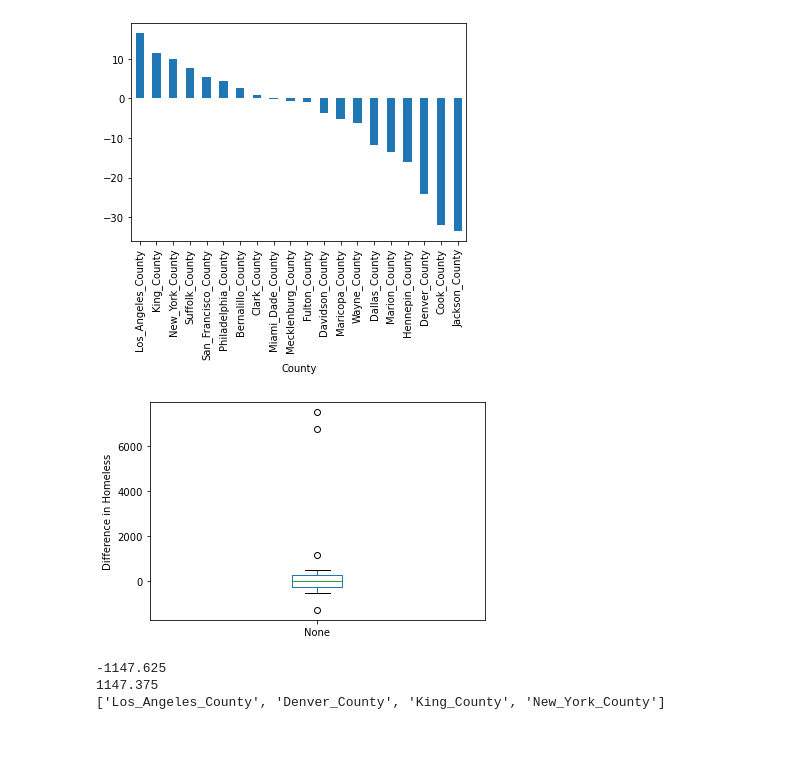
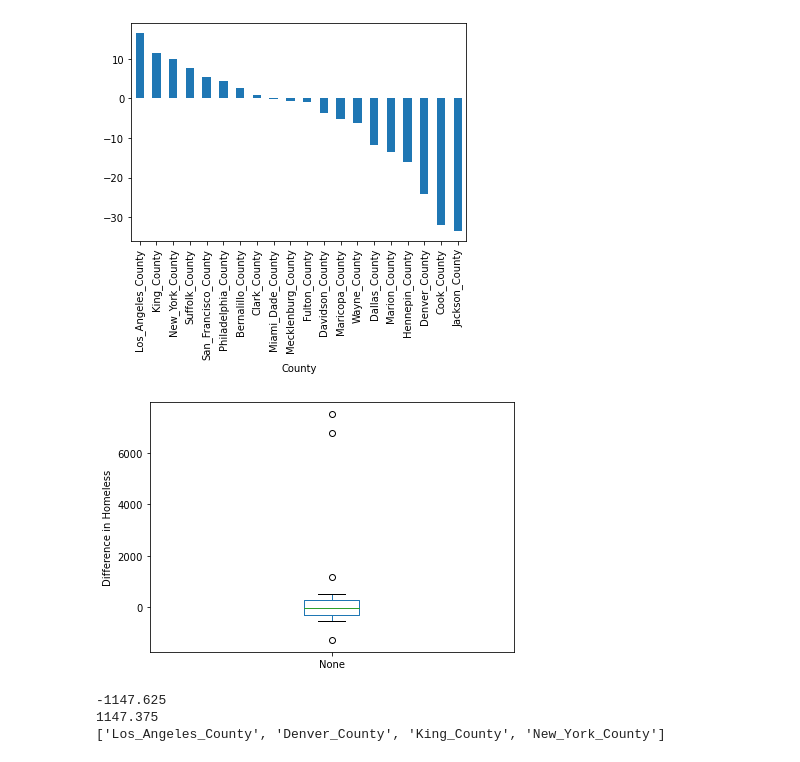
Before and after one commit to kylagelev/Homelessness-Weather, a Jupyter notebook: Jupyter_Notebooks/Homelessness_Data.ipynb, the cells around one changed output. Drawn from its saved outputs; the diff is of its cells as text; code cells hidden in the pictures.

```diff
--- a/Homelessness_Data.ipynb
+++ b/Jupyter_Notebooks/Homelessness_Data.ipynb
@@ -217,14 +219,15 @@ percent_change.plot(kind = 'bar')
 # %%
 #figuring out if there are any outliers via visualization of boxplot
 homeless_boxplot = diff.plot.box()
 plt.ylabel('Difference in Homeless')
 homeless_boxplot
+plt.tight_layout()
 
 #png
 output_data_file = 'Figures/homeless_boxplot.png'
 plt.savefig(output_data_file)
 # %% [output]
-[figure, old version]
+[figure, new version]
 # %%
 #pull out outliers
 list_of_outliers = []
```
Also changed, not shown: parts of 6 cells of this notebook, 5 other files.
